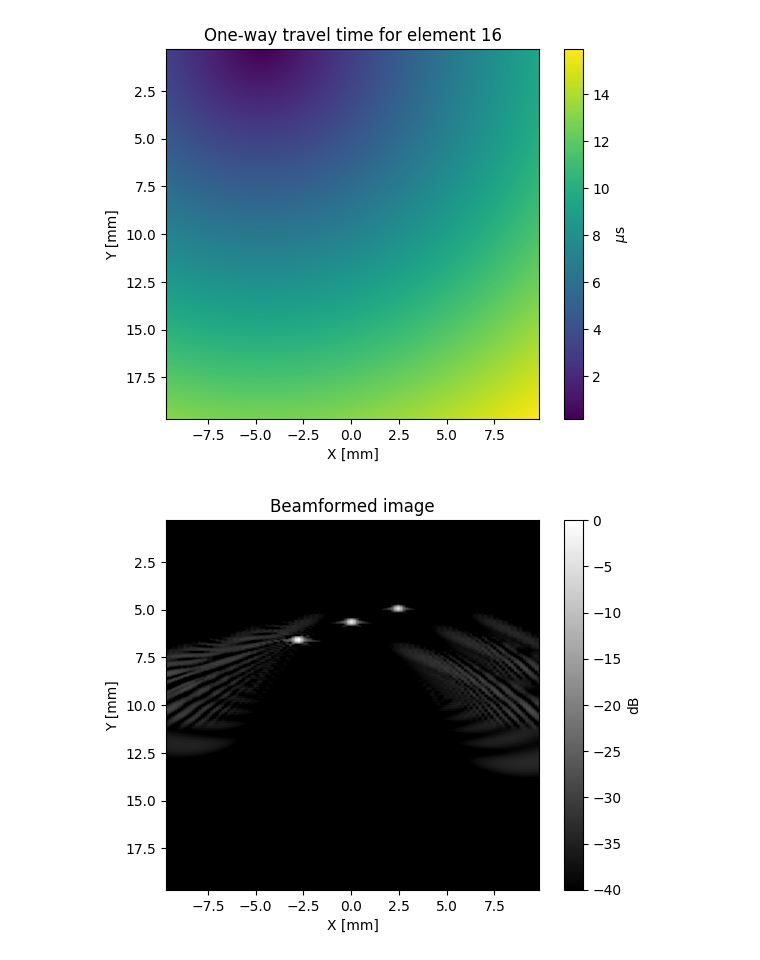
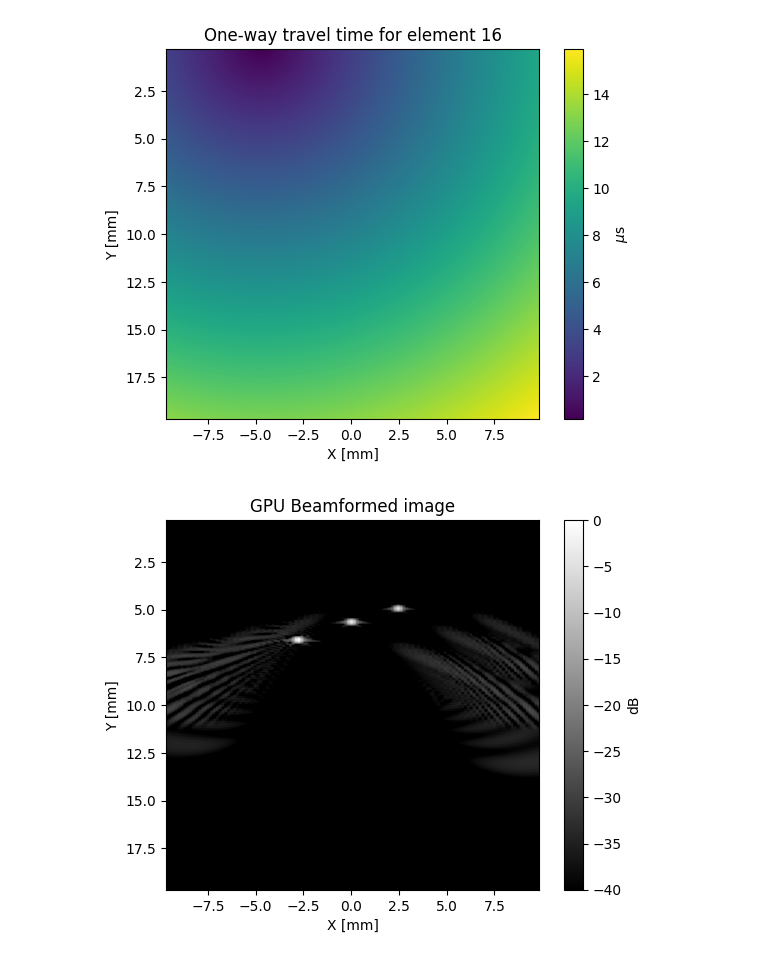
Before and after one commit to wewightman/pycbf, a Jupyter notebook: examples/test_notebook_gpu_2.ipynb, the cells around one changed output. Saved outputs shown, nothing was run; the diff lists cells and outputs as text; code cells hidden in the pictures.

```diff
--- a/examples/test_notebook_gpu_2.ipynb
+++ b/examples/test_notebook_gpu_2.ipynb
@@ -140,22 +140,22 @@ bmfrm_cpu = cpu.TabbedDAS(
 # %%
 im_gpu = bmfrm_gpu(rf).reshape(Xgrid.shape).T.squeeze()
 env_gpu = np.abs(hilbert(im_gpu, axis=0))
 logged = 20*np.log10(env_gpu/np.max(env_gpu))
 
 plt.figure()
 plt.imshow(
     logged,
     extent=ex_grid,
     cmap='grey',
     vmin=-40, vmax=0
 )
 plt.xlabel("X [mm]")
 plt.ylabel("Y [mm]")
-plt.title("Beamformed image")
+plt.title("GPU Beamformed image")
 plt.colorbar(label='dB')
 plt.show()
 # %% [output]
-[figure, old version]
+[figure, new version]
 # %%
 im_cpu = bmfrm_cpu(rf).reshape(Xgrid.shape).T.squeeze()
 env_cpu = np.abs(hilbert(im_cpu, axis=0))
```
Also changed, not shown: parts of 2 cells of this notebook, 1 other file.
